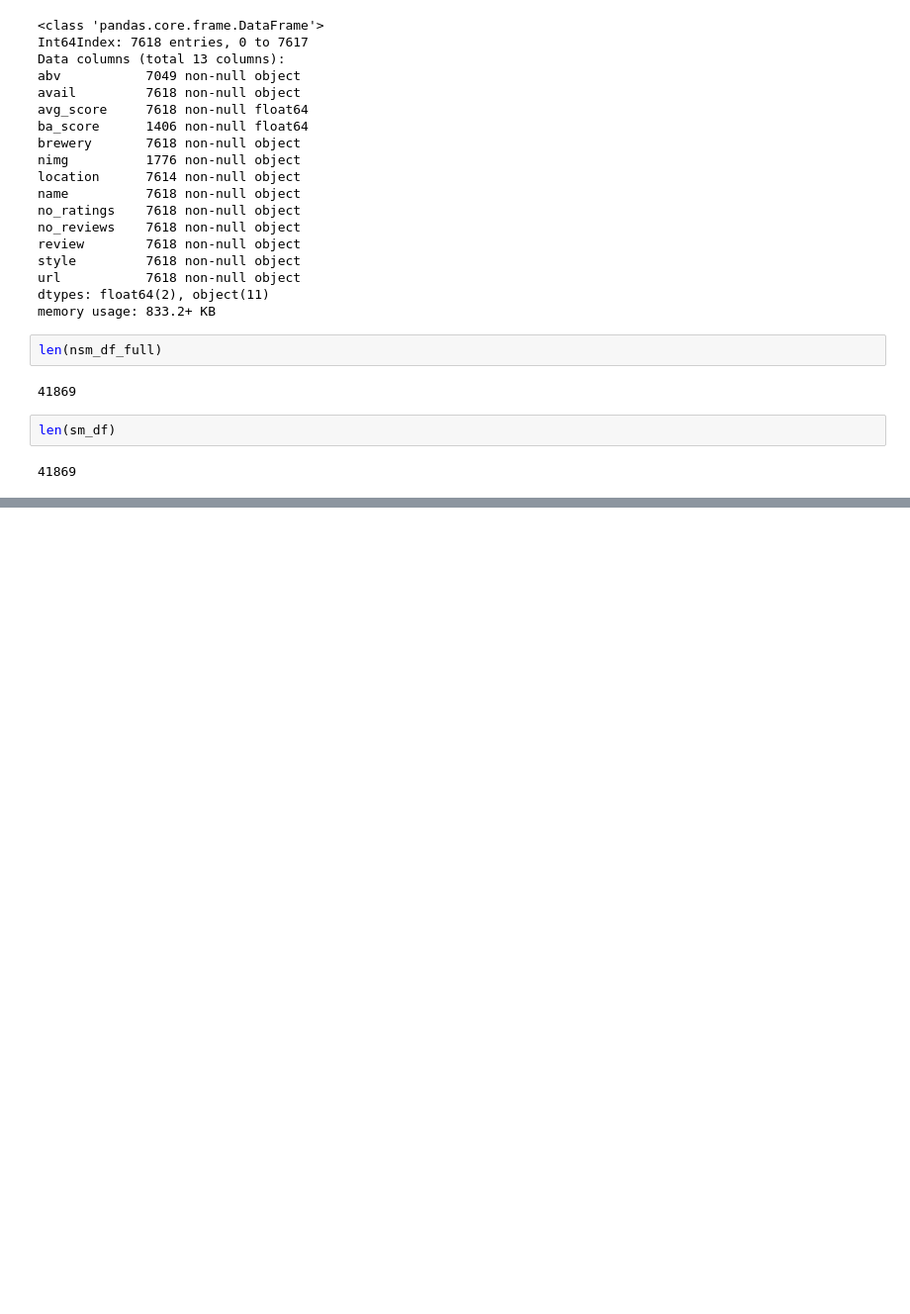
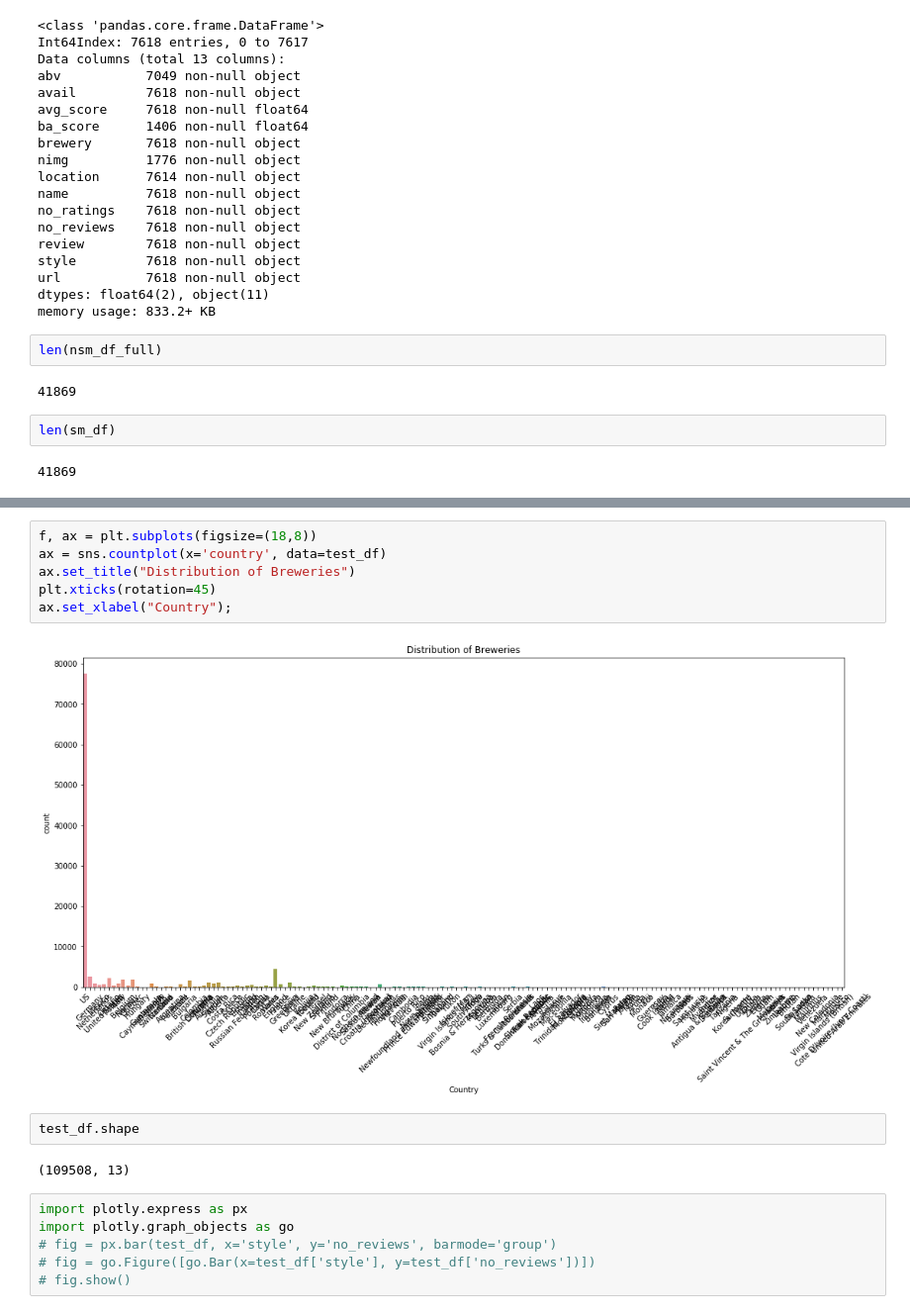
Before and after one commit to ssmithie/beer_recommender, a Jupyter notebook: Data_cleaning.ipynb, the cells around one changed output, grey strips where cells are left out. Shown at 99% size. Saved outputs shown, nothing was run; the diff lists cells and outputs as text; blank space fills up the shorter version.

```diff
--- a/Data_cleaning.ipynb
+++ b/Data_cleaning.ipynb
@@ -906,0 +990,18 @@ len(sm_df)
+# %%
+f, ax = plt.subplots(figsize=(18,8))
+ax = sns.countplot(x='country', data=test_df)
+ax.set_title("Distribution of Breweries")
+plt.xticks(rotation=45)
+ax.set_xlabel("Country");
+# %% [output]
+[figure, added]
+# %%
+test_df.shape
+# %% [output]
+(109508, 13)
+# %%
+import plotly.express as px
+import plotly.graph_objects as go
+# fig = px.bar(test_df, x='style', y='no_reviews', barmode='group')
+# fig = go.Figure([go.Bar(x=test_df['style'], y=test_df['no_reviews'])])
+# fig.show()
```
Also changed, not shown: parts of 15 cells of this notebook, 2 other files.
